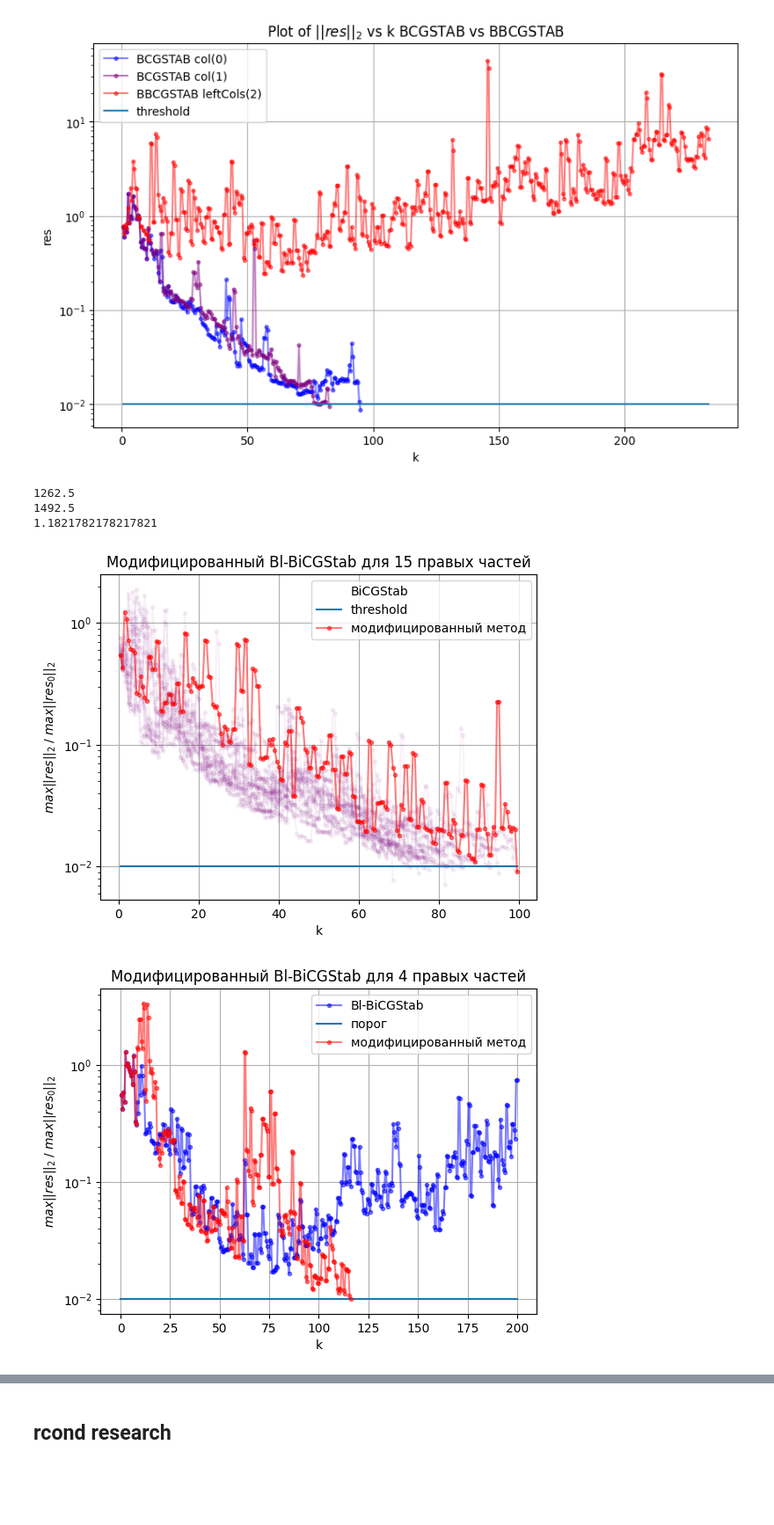
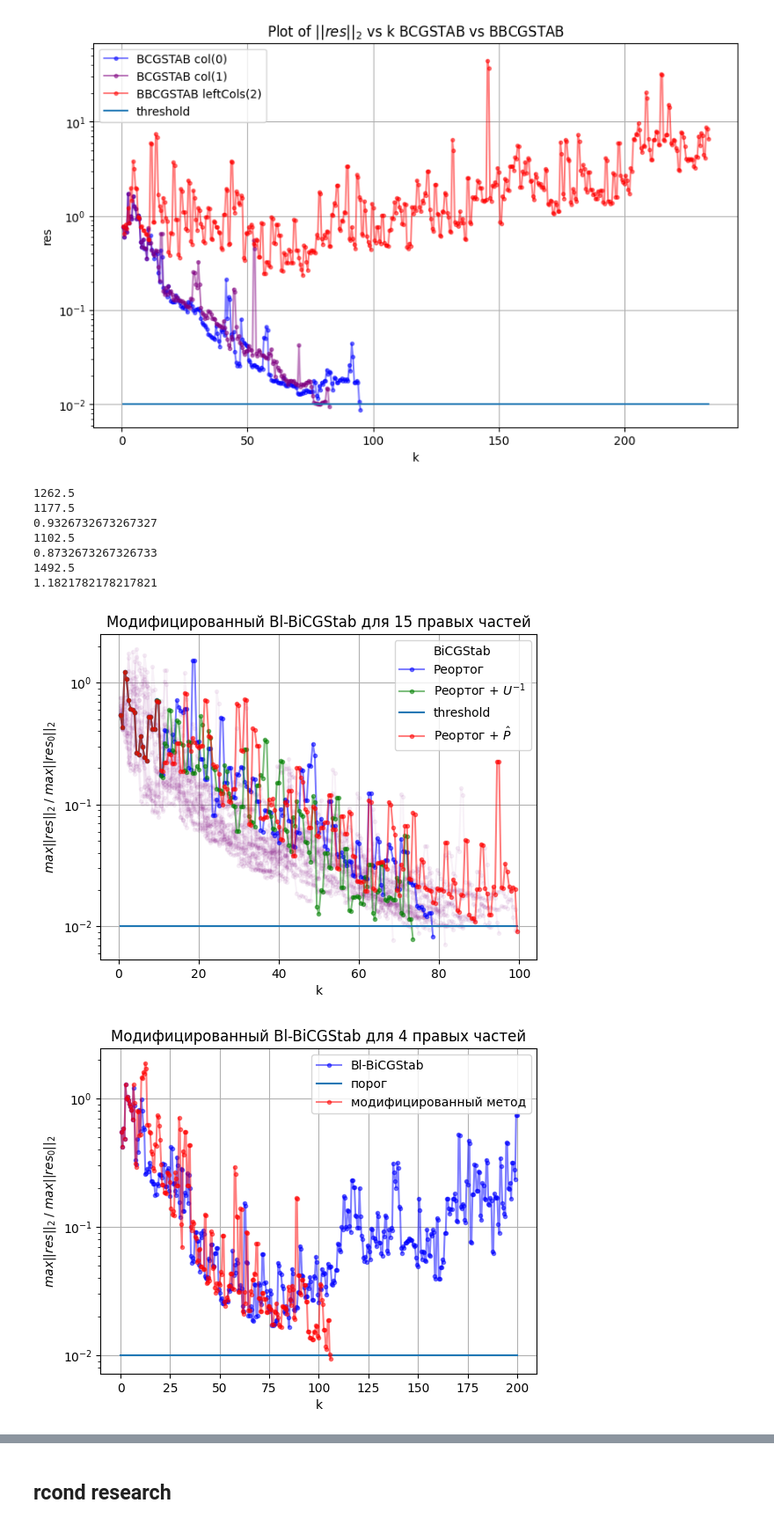
Before and after one commit to KozlovNA/BiCG_with_BLAS, a Jupyter notebook: BBCGSTAB_analisys.ipynb, the cells around one changed output, grey strips where cells are left out. Shown at 88% size. Drawn from its saved outputs; the diff is of its cells as text; code cells hidden in the pictures; blank space fills up the shorter version.

```diff
--- a/BBCGSTAB_analisys.ipynb
+++ b/BBCGSTAB_analisys.ipynb
@@ -218,7 +218,7 @@ else:
 print(sum_k)
 ###############################
 
-csv_file_path = './output/bbcgsr/rrqr_361_rhs_15_picked_phat.csv'
+csv_file_path = './output/bbcgsr/rrqr_361_rhs_15_picked.csv'
 
 data = pd.read_csv(csv_file_path)
 
@@ -231,9 +231,24 @@ if 'k' in data.columns and 'res_max2norm_rel' in data.columns:
     y = data['res_max2norm_rel']
     # Create the plot
     # plt.figure(figsize=(10, 6))
-    eps = 0.01*np.ones(len(x))
-    plt.plot(x, eps, label='threshold')
-    plt.plot(x, y, marker='o', markersize=3, linestyle='-', color='tab:purple', alpha=0.5, label=r'модифицированный метод без $\hat{P}$')
+    plt.plot(x, y, marker='o', markersize=3, linestyle='-', color='b', alpha=0.5, label=r'Реортог')
+
+###############################
+
+csv_file_path = './output/bbcgsr/rrqr_361_rhs_15_picked_um1.csv'
+
+data = pd.read_csv(csv_file_path)
+
+# Check if the required columns exist
+if 'k' in data.columns and 'res_max2norm_rel' in data.columns:
+    # Extract the columns
+    x = np.array(data['k'])
+    print(x[-1]*15)
+    print(x[-1]*15 / sum_k)
+    y = data['res_max2norm_rel']
+    # Create the plot
+    # plt.figure(figsize=(10, 6))
+    plt.plot(x, y, marker='o', markersize=3, linestyle='-', color='g', alpha=0.5, label=r'Реортог + $U^{-1}$')
 
 
 # Load the CSV file
@@ -256,7 +271,7 @@ if 'k' in data.columns and 'res_max2norm_rel' in data.columns:
     # plt.figure(figsize=(10, 6))
     eps = 0.01*np.ones(len(x))
     plt.plot(x, eps, label='threshold')
-    plt.plot(x, y, marker='o', markersize=3, linestyle='-', color='r', alpha=0.5, label='модифицированный метод')
+    plt.plot(x, y, marker='o', markersize=3, linestyle='-', color='r', alpha=0.5, label=r'Реортог + $\hat{P}$')
     # Adding titles and labels
     plt.title('Модифицированный Bl-BiCGStab для 15 правых частей')
     plt.xlabel('k')
@@ -275,9 +290,13 @@ else:
     print("The required columns 'k' and 'res_2norm' are not in the CSV file.")
 # %% [output]
 1262.5
+1177.5
+0.9326732673267327
+1102.5
+0.8732673267326733
 1492.5
 1.1821782178217821
-[figure, old version]
+[figure, new version]
 # %%
 import pandas as pd
 import matplotlib.pyplot as plt
@@ -301,38 +320,40 @@ else:
 
 ###############################
 
-csv_file_path = './output/tezisi/many_rhs_bicgstabregul/4.csv'
+# csv_file_path = './output/tezisi/many_rhs_bicgstabregul/4.csv'
+csv_file_path = '/home/starman/Projects/INM/BiCG_with_BLAS/output/bbcgsr/rrqr_361_rhs_10_picked_um1_r0qr_float.csv'
 
 data = pd.read_csv(csv_file_path)
 
 # Check if the required columns exist
 if 'k' in data.columns and 'res_max2norm_rel' in data.columns:
     # Extract the columns
     x = np.array(data['k'])
     y = data['res_max2norm_rel']
     # Create the plot
     # plt.figure(figsize=(10, 6))
     eps = 0.01*np.ones(400)
     plt.plot([0,200], [0.01, 0.01], label='порог')
     plt.plot(x, y, marker='o', markersize=3, linestyle='-', color='r', alpha=0.5, label='модифицированный метод')
     # Adding titles and labels
     plt.title('Модифицированный Bl-BiCGStab для 4 правых частей')
     plt.xlabel('k')
     plt.ylabel(r'$max||res||_2 \; / \; max||res_0||_2 $')
     plt.semilogy()
 
     # Show grid
     plt.grid()
 
     # Add legend
     plt.legend()
 
+    plt.savefig("./output/bbcgsr/plots/4.pdf")
     plt.show()
     # Show the plot
 else:
     print("The required columns 'k' and 'res_2norm' are not in the CSV file.")
 # %% [output]
-[figure, old version]
+[figure, new version]
 # %%
 import pandas as pd
 import matplotlib.pyplot as plt
```
Also changed, not shown: parts of 8 cells of this notebook, 5 other files.
